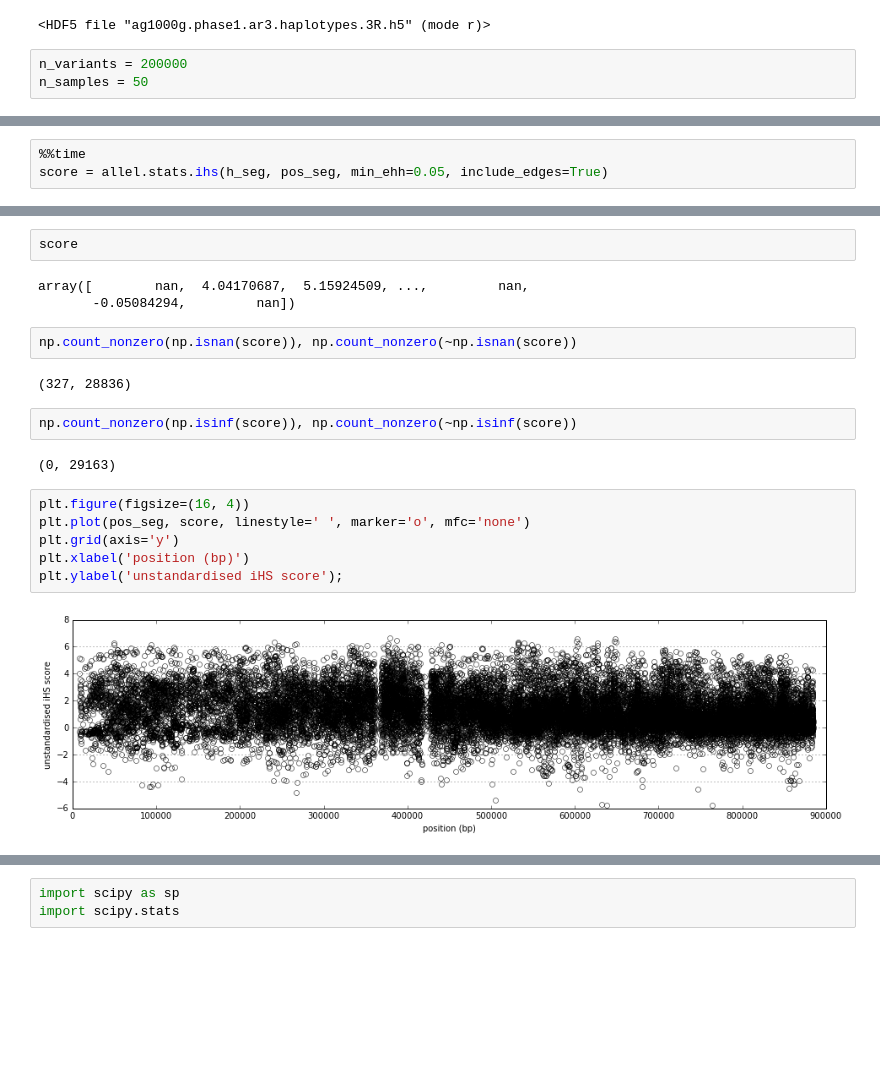
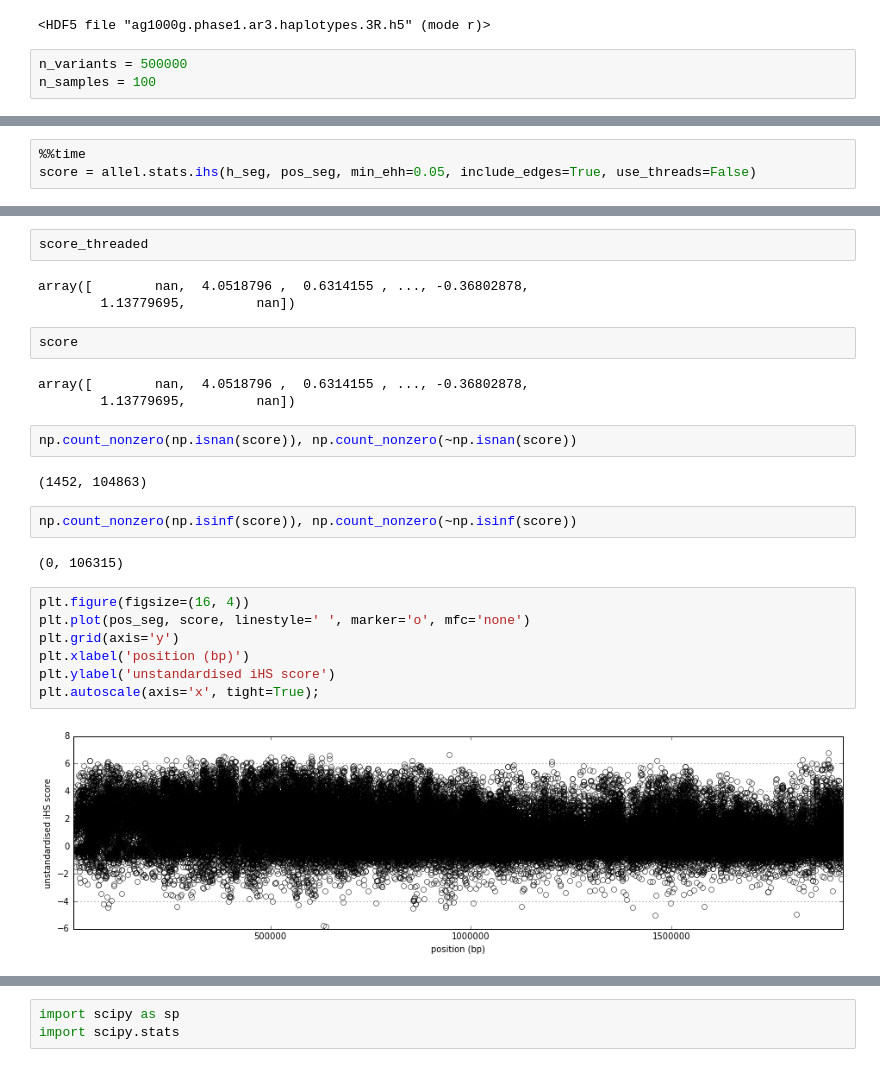
Before and after one commit to cggh/scikit-allel, a Jupyter notebook: notebooks/profiling/ihs.ipynb, the cells around one changed output, grey strips where cells are left out. Drawn from its saved outputs; the diff is of its cells as text; blank space fills up the shorter version.

```diff
--- a/notebooks/profiling/ihs.ipynb
+++ b/notebooks/profiling/ihs.ipynb
@@ -22,8 +22,8 @@ callset
 # %% [output]
 <HDF5 file "ag1000g.phase1.ar3.haplotypes.3R.h5" (mode r)>
 # %%
-n_variants = 200000
-n_samples = 50
+n_variants = 500000
+n_samples = 100
 # %%
 h = allel.GenotypeArray(callset['3R']['calldata/genotype'][:n_variants, :n_samples]).to_haplotypes()
 h
@@ -53,4 +59,4 @@ np.count_nonzero(is_seg)
 # %%
 %%time
-score = allel.stats.ihs(h_seg, pos_seg, min_ehh=0.05, include_edges=True)
+score = allel.stats.ihs(h_seg, pos_seg, min_ehh=0.05, include_edges=True, use_threads=False)
 # %% [output]
@@ -59,24 +71,30 @@ Wall time: 2.32 s
+# %%
+score_threaded
+# %% [output]
+array([        nan,  4.0518796 ,  0.6314155 , ..., -0.36802878,
+        1.13779695,         nan])
 # %%
 score
 # %% [output]
-array([        nan,  4.04170687,  5.15924509, ...,         nan,
-       -0.05084294,         nan])
+array([        nan,  4.0518796 ,  0.6314155 , ..., -0.36802878,
+        1.13779695,         nan])
 # %%
 np.count_nonzero(np.isnan(score)), np.count_nonzero(~np.isnan(score))
 # %% [output]
-(327, 28836)
+(1452, 104863)
 # %%
 np.count_nonzero(np.isinf(score)), np.count_nonzero(~np.isinf(score))
 # %% [output]
-(0, 29163)
+(0, 106315)
 # %%
 plt.figure(figsize=(16, 4))
 plt.plot(pos_seg, score, linestyle=' ', marker='o', mfc='none')
 plt.grid(axis='y')
 plt.xlabel('position (bp)')
-plt.ylabel('unstandardised iHS score');
+plt.ylabel('unstandardised iHS score')
+plt.autoscale(axis='x', tight=True);
 # %% [output]
-[figure, old version]
+[figure, new version]
 # %%
 plt.figure(figsize=(16, 6))
 plt.plot(ac_seg[:, 1], score, linestyle=' ', marker='o', mfc='none')
```
Also changed, not shown: parts of 17 cells of this notebook, 6 other files.
